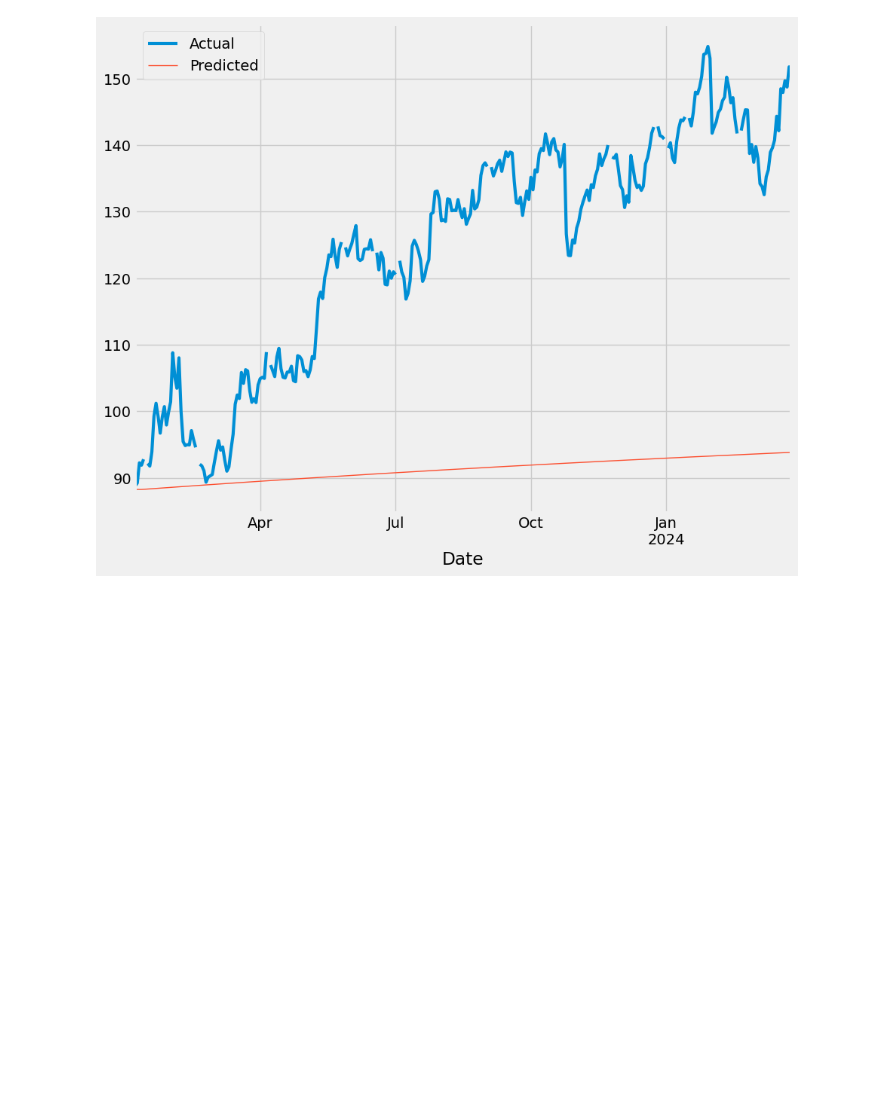
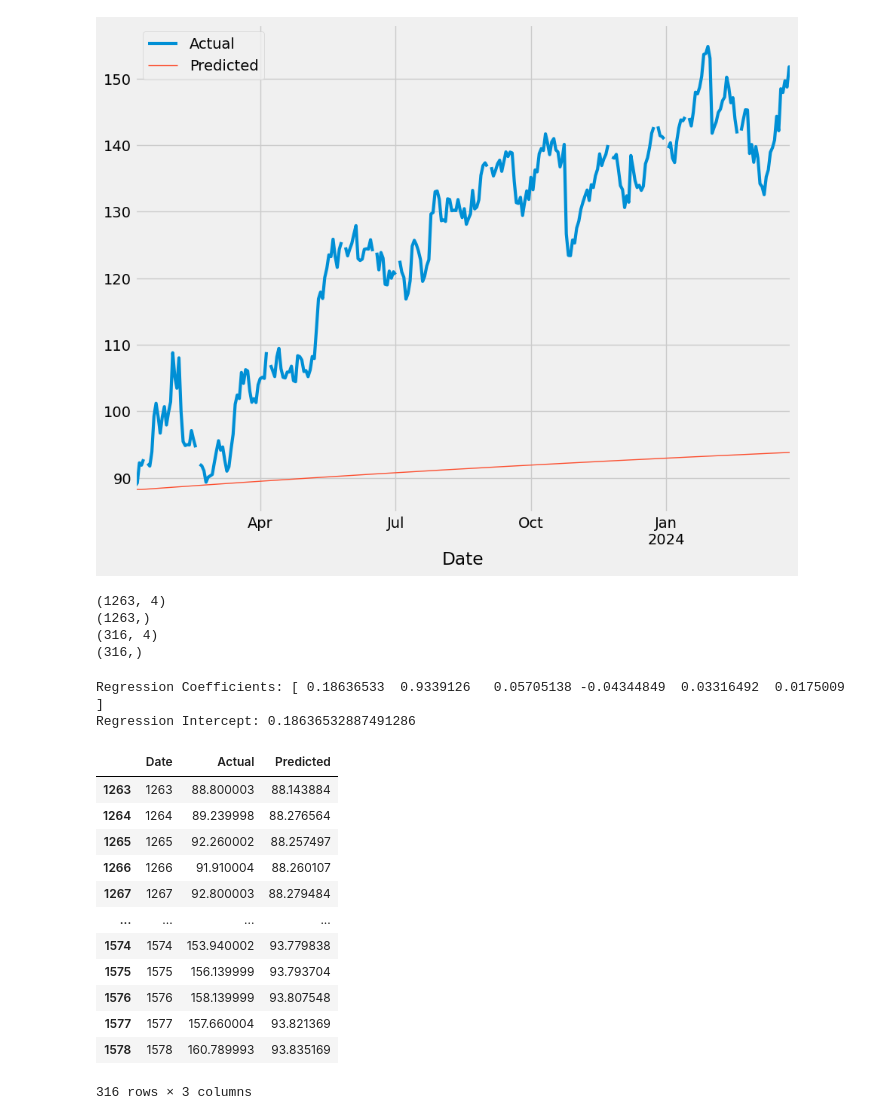
Before and after one commit to mburley127/MovingAverageModels, a Jupyter notebook: Regression_Analysis/LR/LR/AutoRegression.ipynb, the cells around one changed output. Saved outputs shown, nothing was run; the diff lists cells and outputs as text; code cells hidden in the pictures; blank space fills up the shorter version.

```diff
--- a/Regression_Analysis/LR/LR/AutoRegression.ipynb
+++ b/Regression_Analysis/LR/LR/AutoRegression.ipynb
@@ -46,25 +47,3 @@ df.head(5)
 | 2 | 2018-01-04 | 54.400002 | 54.678501 | 54.200100 | 54.320000 | 20092000 | 0.0 | 0.0 |
 | 3 | 2018-01-05 | 54.700001 | 55.212502 | 54.599998 | 55.111500 | 25582000 | 0.0 | 0.0 |
 | 4 | 2018-01-08 | 55.111500 | 55.563499 | 55.081001 | 55.347000 | 20952000 | 0.0 | 0.0 |
-# %%
-### Autoregression Model
-
-## Split the data into train and test
-n = len(df)
-n_train = int(0.8 * n) # Set the train data set to 80% of the total df
-n_test = n - n_train
-# Create train and test dataframes
-train_df, test_df = df[:n_train], df[n_train:]
-
-## Train the autoregression model (using already trained and tested split dataframes)
-model = AutoReg(train_df['Close'], lags=5)
-model_fit = model.fit()
-
-## Make predictions
-predictions = model_fit.predict(start=len(train_df), end=(len(train_df) + len(test_df) - 1), dynamic=False)
-forecast_period = len(test_df)
-forecast_dates = pd.date_range(start=test_df['Date'].iloc[0], periods=forecast_period, freq='B')  # Exclude the first date
-
-## Combine forecasted dates with the predicted values
-prediction_df = pd.DataFrame({'Date': forecast_dates, 'Predicted': predictions})
-prediction_df
@@ -126,3 +156,60 @@ result_df.plot(x = 'Date', y = 'Predicted', ax = ax, linewidth = 1)
 plt.show()
 # %% [output]
 [figure]
+# %%
+### Splitting Data to Training Set
+
+# Assuming x is a DataFrame containing independent variables, and y is a Series containing the dependent variable
+x = df[['Open','High','Low','Volume']]
+y = df['Close']
+
+# Split the data into training and testing sets
+train_x, test_x, train_y, test_y = train_test_split(x, y, test_size = 0.20, shuffle = False, random_state = 0)
+
+# Check if total observations is appropriate
+print(train_x.shape)
+print(train_y.shape)
+# 20% of total observations
+print(test_x.shape)
+print(test_y.shape)
+# %% [output]
+(1263, 4)
+(1263,)
+(316, 4)
+(316,)
+# %%
+### Regression Coefficient and Intercept Calculation
+
+# Create an AutoReg model
+model = AutoReg(train_df['Close'], lags=5)
+
+# Fit the model
+model_fit = model.fit()
+
+# Display the coefficients and intercept
+print("Regression Coefficients:", model_fit.params.values)
+print("Regression Intercept:", model_fit.params[0])  # Intercept is usually the first parameter
+# %% [output]
+Regression Coefficients: [ 0.18636533  0.9339126   0.05705138 -0.04344849  0.03316492  0.0175009 ]
+Regression Intercept: 0.18636532887491286
+# %%
+# Make predictions on the test data
+predictions = model_fit.predict(start=len(train_df), end=len(train_df) + len(test_df) - 1)
+
+# Create a DataFrame to store predictions
+prediction_df = pd.DataFrame({'Date': test_df.index, 'Actual': test_df['Close'], 'Predicted': predictions})
+prediction_df
+# %% [output]
+|  | Date | Actual | Predicted |
+| 1263 | 1263 | 88.800003 | 88.143884 |
+| 1264 | 1264 | 89.239998 | 88.276564 |
+| 1265 | 1265 | 92.260002 | 88.257497 |
+| 1266 | 1266 | 91.910004 | 88.260107 |
+| 1267 | 1267 | 92.800003 | 88.279484 |
+| ... | ... | ... | ... |
+| 1574 | 1574 | 153.940002 | 93.779838 |
+| 1575 | 1575 | 156.139999 | 93.793704 |
+| 1576 | 1576 | 158.139999 | 93.807548 |
+| 1577 | 1577 | 157.660004 | 93.821369 |
+| 1578 | 1578 | 160.789993 | 93.835169 |
+316 rows × 3 columns
```
Also changed, not shown: parts of 7 cells of this notebook.
